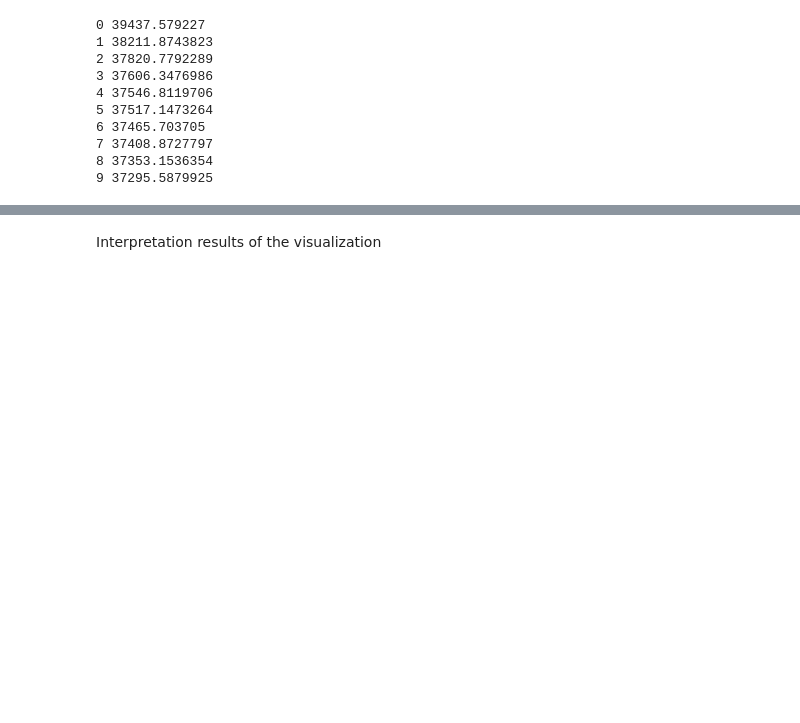
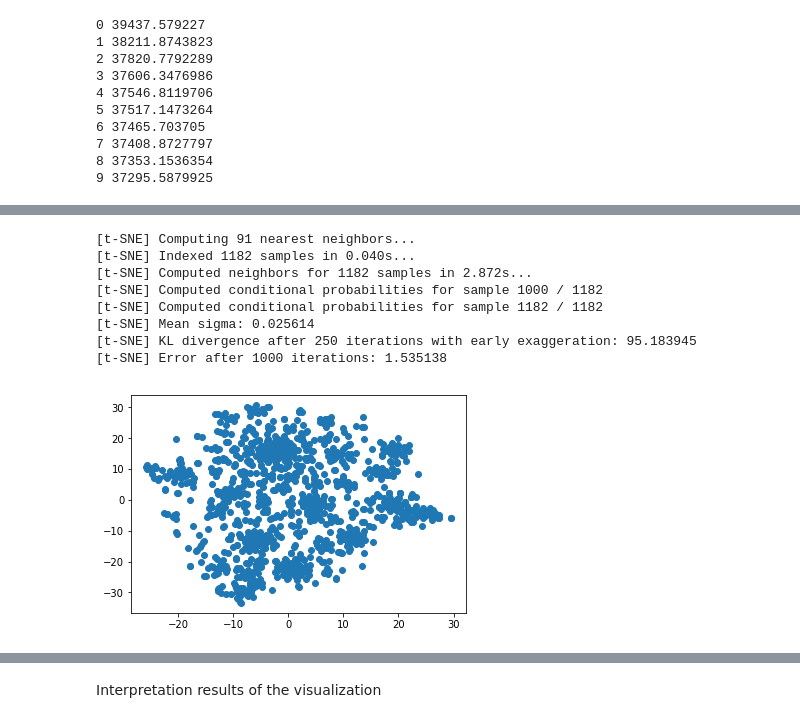
Before and after one commit to Platv1s/RecommenderSystems, a Jupyter notebook: Assignment 1.ipynb, the cells around one changed output, grey strips where cells are left out. Cells and saved outputs as stored; diff of their text form; code cells hidden in the pictures; blank space fills up the shorter version.

```diff
--- a/Assignment 1.ipynb
+++ b/Assignment 1.ipynb
@@ -534,0 +611,6 @@ Comparison performance:
+# %%
+from keras.models import load_model
+model = load_model('skipgram_simple.h5')
+weights = model.layers[0].get_weights()[0]
+
+analogy(weights, corpus_anal)
@@ -535,16 +641,28 @@ Comparison performance:
 # %%
 #Visualization results trained word embeddings
 
 from sklearn.manifold import TSNE
 import matplotlib.pyplot as plt
+def visualize(weights):
+    n_sne = 1000
+    tsne = TSNE(verbose=1)
+    tsne_results = tsne.fit_transform(weights)
 
-n_sne = 1000
-tsne = TSNE(verbose=1)
-tsne_results = tsne.fit_transform(co_occurence[:])
+    df_tsne = {}
+    df_tsne['x-tsne'] = tsne_results[:,0]
+    df_tsne['y-tsne'] = tsne_results[:,1]
+    %matplotlib inline
 
-df_tsne = {}
-df_tsne['x-tsne'] = tsne_results[:,0]
-df_tsne['y-tsne'] = tsne_results[:,1]
-%matplotlib inline
+    plt.scatter(df_tsne['x-tsne'], df_tsne['y-tsne'])
 
-plt.scatter(df_tsne['x-tsne'], df_tsne['y-tsne'])
+visualize(co_occurence[:])
+# %% [output]
+[t-SNE] Computing 91 nearest neighbors...
+[t-SNE] Indexed 1182 samples in 0.040s...
+[t-SNE] Computed neighbors for 1182 samples in 2.872s...
+[t-SNE] Computed conditional probabilities for sample 1000 / 1182
+[t-SNE] Computed conditional probabilities for sample 1182 / 1182
+[t-SNE] Mean sigma: 0.025614
+[t-SNE] KL divergence after 250 iterations with early exaggeration: 95.183945
+[t-SNE] Error after 1000 iterations: 1.535138
+[figure, added]
```
Also changed, not shown: parts of 18 cells of this notebook.
